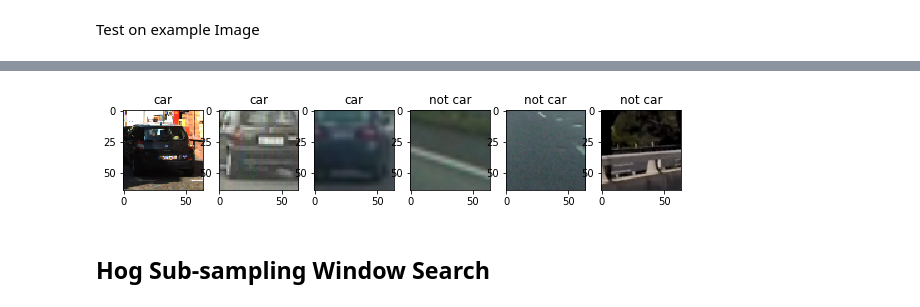
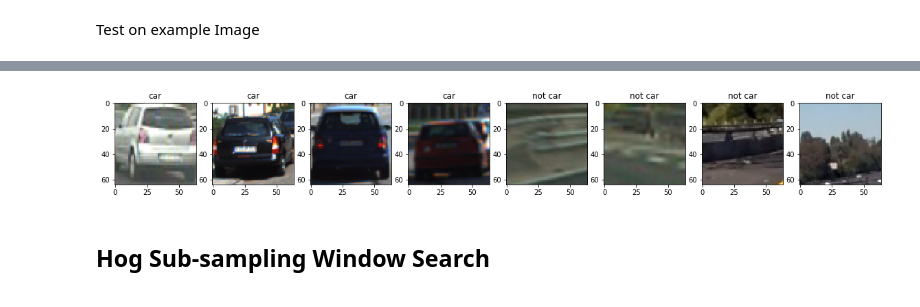
Before and after one commit to XQ-UT/CarND-Vehicle-Detection, a Jupyter notebook: p5.ipynb, the cells around one changed output, grey strips where cells are left out. Drawn from its saved outputs; the diff is of its cells as text; code cells hidden in the pictures.

```diff
--- a/p5.ipynb
+++ b/p5.ipynb
@@ -274,15 +273,15 @@ Test Accuracy of SVC =  0.9821
 # %% [markdown]
 Test on example Image
 # %%
-test_images = shuffle(vehicles_files)[0:3] + shuffle(non_vehicles_files)[0:3]
+test_images = shuffle(vehicles_files)[0:4] + shuffle(non_vehicles_files)[0:4]
 test_features = extract_features(test_images)
 
 normalized_test_features = X_scaler.transform(test_features)
 test_prediction = svm_clf.predict(normalized_test_features)
 
-plt.figure(figsize = (10, 20))
+plt.figure(figsize = (20, 20))
 for i, test_image in enumerate(test_images):
-    plt.subplot(1,6, i+1)
+    plt.subplot(1,8, i+1)
     plt.imshow(read_rgb_img(test_image))
 
     prediction = 'car' if test_prediction[i] == 1 else 'not car'
@@ -293,4 +290,4 @@ for i, test_image in enumerate(test_images):
-[figure, old version]
+[figure, new version]
 # %% [markdown]
 ## Hog Sub-sampling Window Search
 # %%
```
Also changed, not shown: parts of 15 cells of this notebook.
